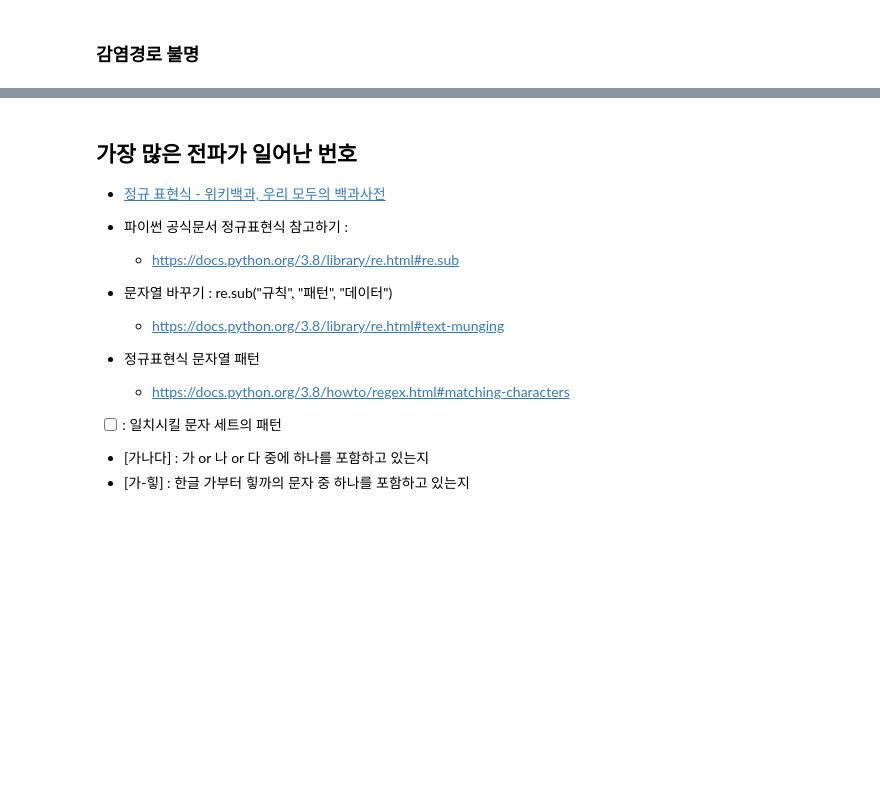
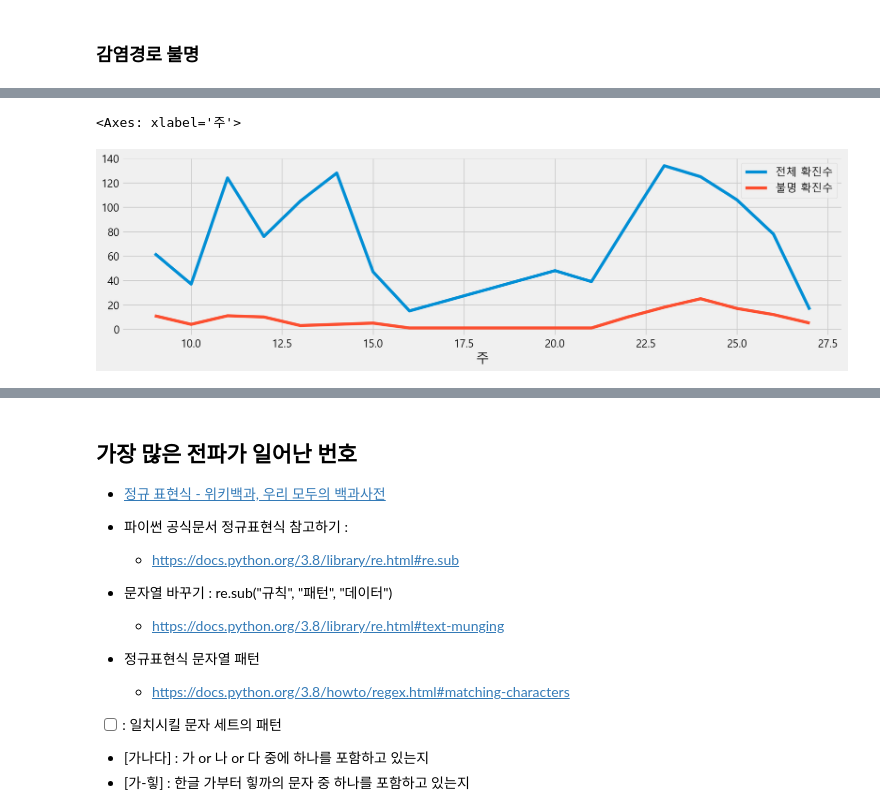
Before and after one commit to nz663633/data-analysis-viz, a Jupyter notebook: seoul-covid-19-02-eda-input.ipynb, the cells around one changed output, grey strips where cells are left out. Drawn from its saved outputs; the diff is of its cells as text; code cells hidden in the pictures; blank space fills up the shorter version.

```diff
--- a/seoul-covid-19-02-eda-input.ipynb
+++ b/seoul-covid-19-02-eda-input.ipynb
@@ -890,3 +906,7 @@ df[df["접촉력"].str.contains("이태원") & (df["월"] == 6)]
 # %%
 # 전체 확진수를 value_counts 로 구하고 데이터프레임 형태로 만듭니다.
 # all_weekly_case
+
+all_weekly_case = df["주"].value_counts().to_frame()
+all_weekly_case.columns = ["전체 확진수"]
+all_weekly_case.head()
@@ -893,3 +921,7 @@ df[df["접촉력"].str.contains("이태원") & (df["월"] == 6)]
 # %%
 # 전체 확진수를 value_counts 로 구하고 데이터프레임 형태로 만듭니다.
 # unknown_weekly_case
+
+unknown_weekly_case = df_unknown["주"].value_counts().to_frame()
+unknown_weekly_case.columns = ["불명 확진수"]
+unknown_weekly_case.head()
@@ -896,2 +936,6 @@ df[df["접촉력"].str.contains("이태원") & (df["월"] == 6)]
 # %%
 # all_weekly_case 와 unknown_weekly_case 를 비교해 봅니다.
+
+unknown_case = all_weekly_case.merge(unknown_weekly_case, left_index=True, right_index=True)
+unknown_case = unknown_case.sort_index() # 주별로 정렬
+unknown_case.head()
@@ -898,4 +950,9 @@ df[df["접촉력"].str.contains("이태원") & (df["월"] == 6)]
 # %%
 # 위에서 구한 결과를 시각화 합니다.
+
+unknown_case.plot(figsize=(15, 4))
+# %% [output]
+<Axes: xlabel='주'>
+[figure, added]
 # %%
 # 감염경로 "확인 중"의 주별 비율
```
Also changed, not shown: parts of 7 cells of this notebook.
